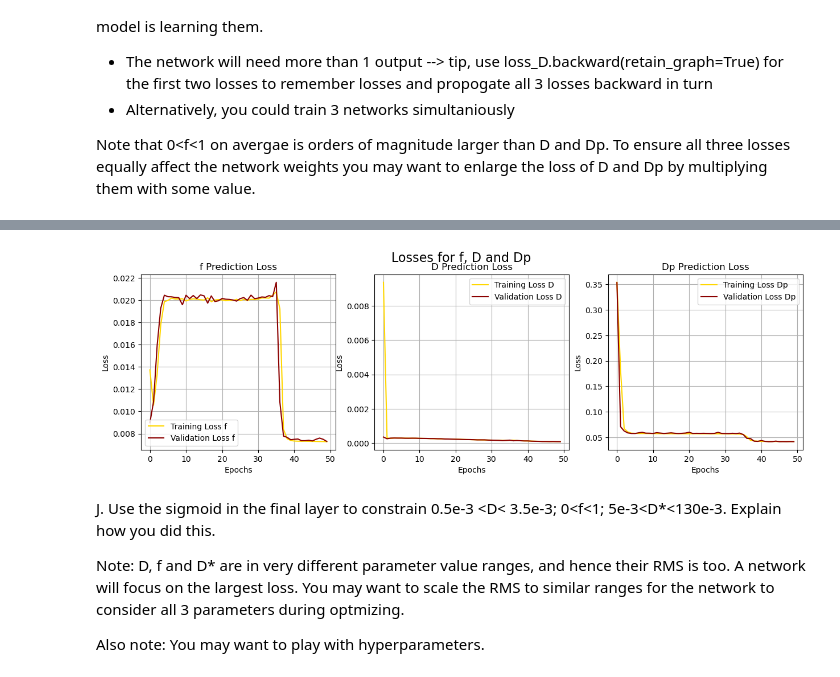
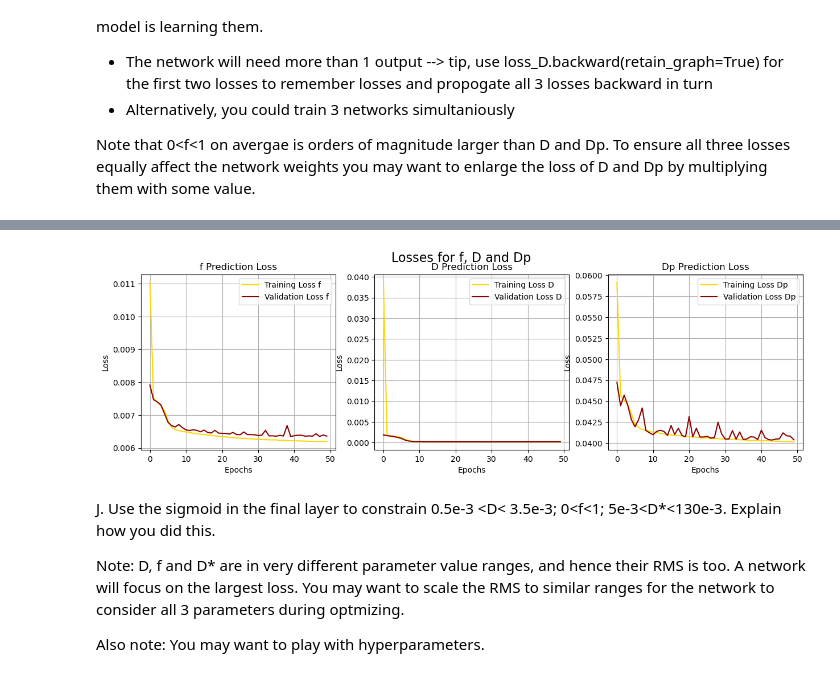
Before and after one commit to zoeazra/AI4MedicalImaging, a Jupyter notebook: Assignment 1/exercise_1.ipynb, the cells around one changed output, grey strips where cells are left out. Saved outputs shown, nothing was run; the diff lists cells and outputs as text; code cells hidden in the pictures.

```diff
--- a/Assignment 1/exercise_1.ipynb
+++ b/Assignment 1/exercise_1.ipynb
@@ -972,6 +975,6 @@ Note that 0<f<1 on avergae is orders of magnitude larger than D and Dp. To ensur
 # %%
 #function that trains the model and logs the results, including the loss and the error metrics
-def train_val_network_mult(model, trainloader, inferloader, testloader, loss_module, device, optimizer, epochs=200, loss_scaleD=100, loss_scaleDp=100):
+def train_val_network_mult(model, trainloader, inferloader, testloader, loss_module, device, optimizer, epochs=200, loss_scaleD=1000, loss_scaleDp=100):
 
     train_losses_f, train_losses_D, train_losses_Dp = [], [], []
     val_losses_f, val_losses_D, val_losses_Dp = [], [], []
@@ -1129,73 +1132,60 @@ def train_val_network_mult(model, trainloader, inferloader, testloader, loss_mod
             "error/val_sys_f": sys_val_f,
             "error/val_SD_f": SD_val_f
         })
+        example_data_f=[[x,y] for (x,y) in zip(f_true.cpu().detach().numpy(),f_pred.cpu().detach().numpy())]
+        example_data_D=[[x,y] for (x,y) in zip(D_true.cpu().detach().numpy(),D_pred.cpu().detach().numpy())]
+        example_data_Dp=[[x,y] for (x,y) in zip(Dp_true.cpu().detach().numpy(),Dp_pred.cpu().detach().numpy())]
 
         #make b-value data pairs: Note these currently contain the f_ref and f_pred from the trianing data.
-        example_data=[[x,y] for (x,y) in zip(f_ref.cpu().detach().numpy(),f_pred.cpu().detach().numpy())]
-        example_data_val=[[x,y] for (x,y) in zip(f_ref_val.cpu().detach().numpy(),f_pred_val.cpu().detach().numpy())]
-        table = wandb.Table(data=example_data, columns=["f_ref", "f_pred"])
-        table_val = wandb.Table(data=example_data_val, columns=["f_ref_val", "f_pred_val"])
-
-        #code from yoad and jonas
-        if epoch % 10 == 0:
-            wandb.log({"loss/train": train_loss_f/trainloader.__len__(),"loss/val": val_loss_f/inferloader.__len__(),"error/random error":SD_train,"error/systematic error":sys_train,"data_plot epoch " + str(epoch): wandb.plot.scatter(table, "f_ref", "f_pred", title=f'epoch{epoch}')})
-            if do_D_Dp:
-                wandb.log({"loss/train_D": train_loss_D/trainloader.__len__(),"loss/val_D": val_loss_D/inferloader.__len__(),"error/random error_D":SD_train_D,"error/systematic error_D":sys_train_D,"data_plot epoch " + str(epoch) + "_D": wandb.plot.scatter(table_D, "D_ref", "D_pred", title=f'epoch{epoch}')})
-                wandb.log({"loss/train_Dp": train_loss_Dp/trainloader.__len__(),"loss/val_Dp": val_loss_Dp/inferloader.__len__(),"error/random error_Dp":SD_train_Dp,"error/systematic error_Dp":sys_train_Dp,"data_plot epoch " + str(epoch) + "_Dp": wandb.plot.scatter(table_Dp, "Dp_ref", "Dp_pred", title=f'epoch{epoch}')})
+        table_f = wandb.Table(data=example_data_f, columns=["f_ref", "f_pred"])
+        table_D = wandb.Table(data=example_data_D, columns=["D_ref", "D_pred"])
+        table_Dp = wandb.Table(data=example_data_Dp, columns=["Dp_ref", "Dp_pred"])
+        #table_val = wandb.Table(data=example_data_val, columns=["f_ref_val", "f_pred_val"])
 
 
         if epoch % 10 == 0:
-            wandb.log({"loss/train": train_loss_f/trainloader.__len__(),"loss/val": val_loss_f/inferloader.__len__(),"error/random error":SD_train,"error/systematic error":sys_train,"data_plot epoch " + str(epoch): wandb.plot.scatter(table, "f_ref", "f_pred", title=f'epoch{epoch}')})
-            wandb.log({"data_plot_val epoch " + str(epoch): wandb.plot.scatter(table_val, "f_ref_val", "f_pred_val", title=f'epoch{epoch}')})
-        #end of their code
+            wandb.log({"loss/train": train_loss_f/trainloader.__len__(),"loss/val": val_loss_f/inferloader.__len__(),"error/random error":SD_train_f,"error/systematic error":sys_train_f,"data_plot epoch " + str(epoch): wandb.plot.scatter(table_f, "f_ref", "f_pred", title=f'epoch{epoch}')})
+            wandb.log({"loss/train_D": train_loss_D/trainloader.__len__(),"loss/val_D": val_loss_D/inferloader.__len__(),"error/random error_D":SD_train_D,"error/systematic error_D":sys_train_D,"data_plot epoch " + str(epoch) + "_D": wandb.plot.scatter(table_D, "D_ref", "D_pred", title=f'epoch{epoch}')})
+            wandb.log({"loss/train_Dp": train_loss_Dp/trainloader.__len__(),"loss/val_Dp": val_loss_Dp/inferloader.__len__(),"error/random error_Dp":SD_train_Dp,"error/systematic error_Dp":sys_train_Dp,"data_plot epoch " + str(epoch) + "_Dp": wandb.plot.scatter(table_Dp, "Dp_ref", "Dp_pred", title=f'epoch{epoch}')})
 
-        #make b-value data pairs: Note these currently contain the f_ref and f_pred from the trianing data. You may want to swap to validation data once implemented
-        example_data=[[x,y] for (x,y) in zip(f_ref.cpu().detach().numpy(),f_pred.cpu().detach().numpy())]
-        example_data_val=[[x,y] for (x,y) in zip(f_ref_val.cpu().detach().numpy(),f_pred_val.cpu().detach().numpy())]
-        table = wandb.Table(data=example_data, columns=["f_ref", "f_pred"])
-        table_val = wandb.Table(data=example_data_val, columns=["f_ref_val", "f_pred_val"])
-
-        if epoch % 10 == 0:
-            wandb.log({"loss/train": train_loss_f/trainloader.__len__(),"loss/val": val_loss_f/inferloader.__len__(),"error/random error":SD_train,"error/systematic error":sys_train,"data_plot epoch " + str(epoch): wandb.plot.scatter(table, "f_ref", "f_pred", title=f'epoch{epoch}')})
-            wandb.log({"data_plot_val epoch " + str(epoch): wandb.plot.scatter(table_val, "f_ref_val", "f_pred_val", title=f'epoch{epoch}')})
 
     return (train_losses_f, val_losses_f, train_losses_D, val_losses_D, train_losses_Dp, val_losses_Dp,
             val_sys_errors_f, val_SD_errors_f, val_sys_errors_D, val_SD_errors_D, val_sys_errors_Dp,
             val_SD_errors_Dp, train_sys_errors_f, train_SD_errors_f, train_sys_errors_D, train_SD_errors_D, train_sys_errors_Dp, train_SD_errors_Dp,
             model)
 # %%
-model, trainloader, inferloader, testloader, loss_module, device, opt = create_data_model('test', optimizer="SGD", learningrate=0.1, n_outputs=3, sims=100000)
+model, trainloader, inferloader, testloader, loss_module, device, opt = create_data_model('test_i', optimizer="Adagrad", learningrate=0.1, n_outputs=3, sims=100000, n_width=18, hidden_layers=4, function_act="ELU")
 train_losses_f, val_losses_f, train_losses_D, val_losses_D, train_losses_Dp, val_losses_Dp, val_sys_errors_f, val_SD_errors_f, val_sys_errors_D, val_SD_errors_D, val_sys_errors_Dp, val_SD_errors_Dp, train_sys_errors_f, train_SD_errors_f, train_sys_errors_D, train_SD_errors_D, train_sys_errors_Dp, train_SD_errors_Dp, model = train_val_network_mult(model, trainloader, inferloader, testloader, loss_module, device, opt, epochs=50)
 
 fig, axes = plt.subplots(1, 3, figsize=(15,4))
 fig.suptitle("Losses for f, D and Dp", fontsize=16)
 axes[0].plot(range(len(train_losses_f)), train_losses_f, label="Training Loss f", color="gold")
 axes[0].plot(range(len(val_losses_f)), val_losses_f, label="Validation Loss f", color="darkred")
 axes[0].set_xlabel("Epochs")
 axes[0].set_ylabel("Loss")
 axes[0].legend()
 axes[0].grid(True)
 axes[0].set_title("f Prediction Loss")
 
 axes[1].plot(range(len(train_losses_D)), train_losses_D, label="Training Loss D", color="gold")
 axes[1].plot(range(len(val_losses_D)), val_losses_D, label="Validation Loss D", color="darkred")
 axes[1].set_xlabel("Epochs")
 axes[1].set_ylabel("Loss")
 axes[1].legend()
 axes[1].grid(True)
 axes[1].set_title("D Prediction Loss")
 
 axes[2].plot(range(len(train_losses_Dp)), train_losses_Dp, label="Training Loss Dp", color="gold")
 axes[2].plot(range(len(val_losses_Dp)), val_losses_Dp, label="Validation Loss Dp", color="darkred")
 axes[2].set_xlabel("Epochs")
 axes[2].set_ylabel("Loss")
 axes[2].legend()
 axes[2].grid(True)
 axes[2].set_title("Dp Prediction Loss")
 plt.show()
 # %% [output]
 [interactive output not drawn]
-[figure, old version]
+[figure, new version]
 # %% [markdown]
 J.	Use the sigmoid in the final layer to constrain 0.5e-3 <D< 3.5e-3; 0<f<1; 5e-3<D*<130e-3. Explain how you did this.
 
```
Also changed, not shown: parts of 4 cells of this notebook.
